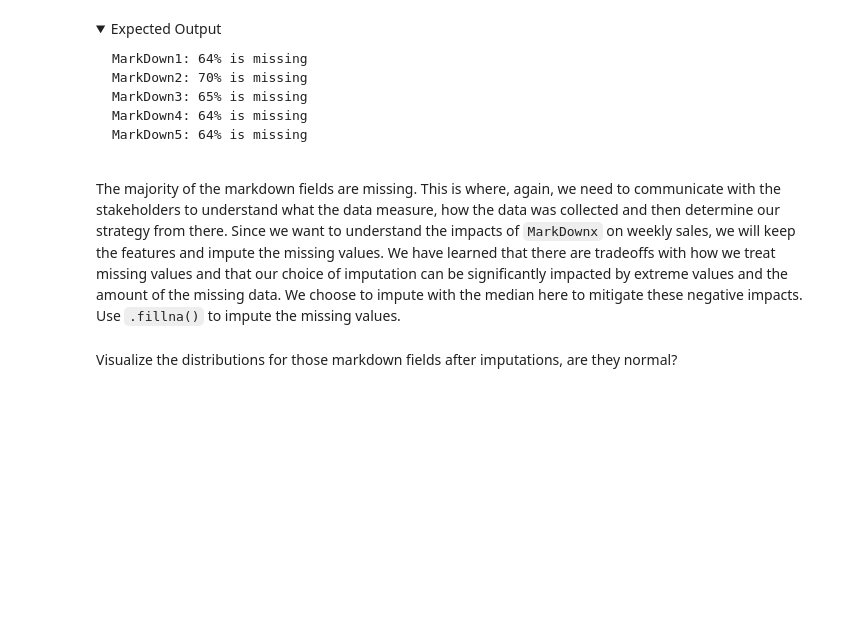
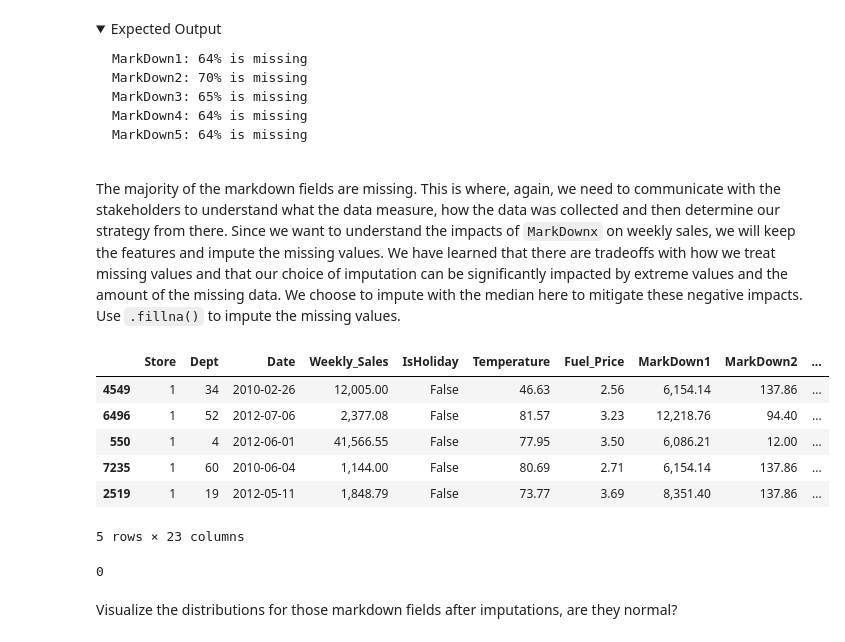
Before and after one commit to tthoraldson/FourthBrain, a Jupyter notebook: assignments/week-04-data-eng-airflow/nb/walmart-sales-data.ipynb, the cells around one changed output. Saved outputs shown, nothing was run; the diff lists cells and outputs as text; code cells hidden in the pictures; folded sections open; blank space fills up the shorter version.

```diff
--- a/assignments/week-04-data-eng-airflow/nb/walmart-sales-data.ipynb
+++ b/assignments/week-04-data-eng-airflow/nb/walmart-sales-data.ipynb
@@ -655,9 +712,20 @@ MarkDown5: 64% is missing
 # %% [markdown]
 The majority of the markdown fields are missing. This is where, again, we need to communicate with the stakeholders to understand what the data measure, how the data was collected and then determine our strategy from there. Since we want to understand the impacts of `MarkDownx` on weekly sales, we will keep the features and impute the missing values.  We have learned that there are tradeoffs with how we treat missing values and that our choice of imputation can be significantly impacted by extreme values and the amount of the missing data.  We choose to impute with the median here to mitigate these negative impacts. Use `.fillna()` to impute the missing values.
 # %%
-# YOUR CODE HERE # this works for smaller dataset
+df_train = df_train.fillna(df_train.median()) # this works for smaller dataset
+df_train.head()
+# %% [output]
+|  | Store | Dept | Date | Weekly_Sales | IsHoliday | Temperature | Fuel_Price | MarkDown1 | MarkDown2 | ... |
+| 4549 | 1 | 34 | 2010-02-26 | 12,005.00 | False | 46.63 | 2.56 | 6,154.14 | 137.86 | ... |
+| 6496 | 1 | 52 | 2012-07-06 | 2,377.08 | False | 81.57 | 3.23 | 12,218.76 | 94.40 | ... |
+| 550 | 1 | 4 | 2012-06-01 | 41,566.55 | False | 77.95 | 3.50 | 6,086.21 | 12.00 | ... |
+| 7235 | 1 | 60 | 2010-06-04 | 1,144.00 | False | 80.69 | 2.71 | 6,154.14 | 137.86 | ... |
+| 2519 | 1 | 19 | 2012-05-11 | 1,848.79 | False | 73.77 | 3.69 | 8,351.40 | 137.86 | ... |
+5 rows × 23 columns
 # %%
 (df_train.isna().sum() != 0).sum() # sanity check: 0
+# %% [output]
+0
 # %% [markdown]
 Visualize the distributions for those markdown fields after imputations, are they normal?
 # %%
```
Also changed, not shown: parts of 22 cells of this notebook.
